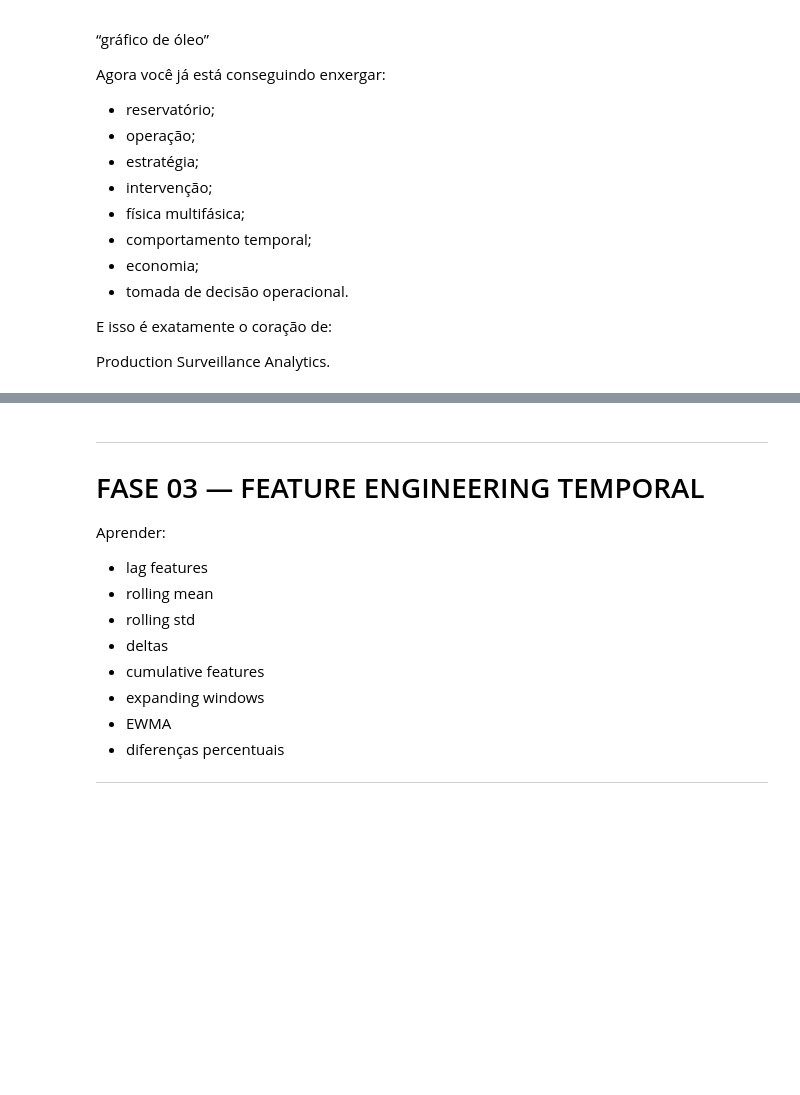
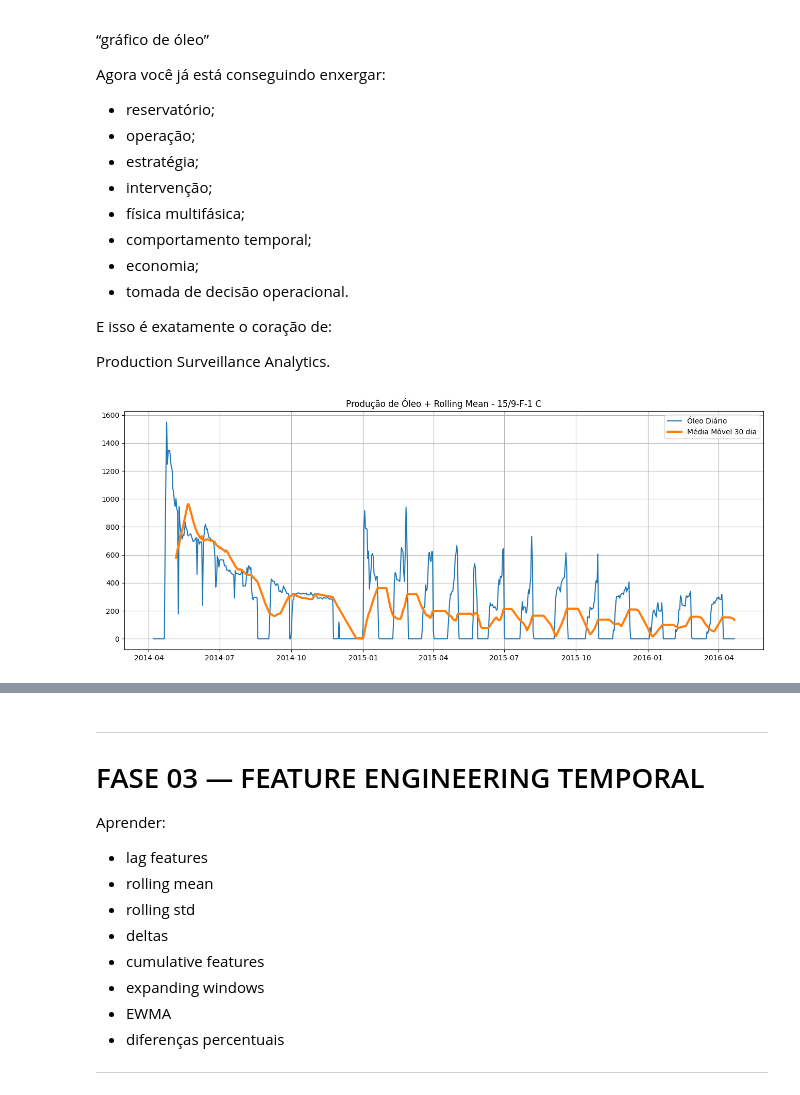
Before and after one commit to marcusvbrangel/production-surveillance, a Jupyter notebook: production_surveillance.ipynb, the cells around one changed output, grey strips where cells are left out. Drawn from its saved outputs; the diff is of its cells as text; code cells hidden in the pictures; blank space fills up the shorter version.

```diff
--- a/production_surveillance.ipynb
+++ b/production_surveillance.ipynb
@@ -1557,0 +1554,30 @@ Production Surveillance Analytics.
+# %%
+# media movel 30 dias
+df_well["oil_roll_30"] = (
+    df_well["BORE_OIL_VOL"]
+    .rolling(window=30)
+    .mean()
+)
+# %%
+# plot do grafico
+plt.figure(figsize=(16,6))
+
+plt.plot(
+    df_well.index,
+    df_well["BORE_OIL_VOL"],
+    label="Óleo Diário"
+)
+
+plt.plot(
+    df_well.index,
+    df_well["oil_roll_30"],
+    label="Média Móvel 30 dia",
+    linewidth=3
+)
+
+plt.title(f"Produção de Óleo + Rolling Mean - {well_name}")
+plt.legend()
+plt.grid(True)
+plt.show()
+# %% [output]
+[figure, added]
```
Also changed, not shown: parts of 2 cells of this notebook.
